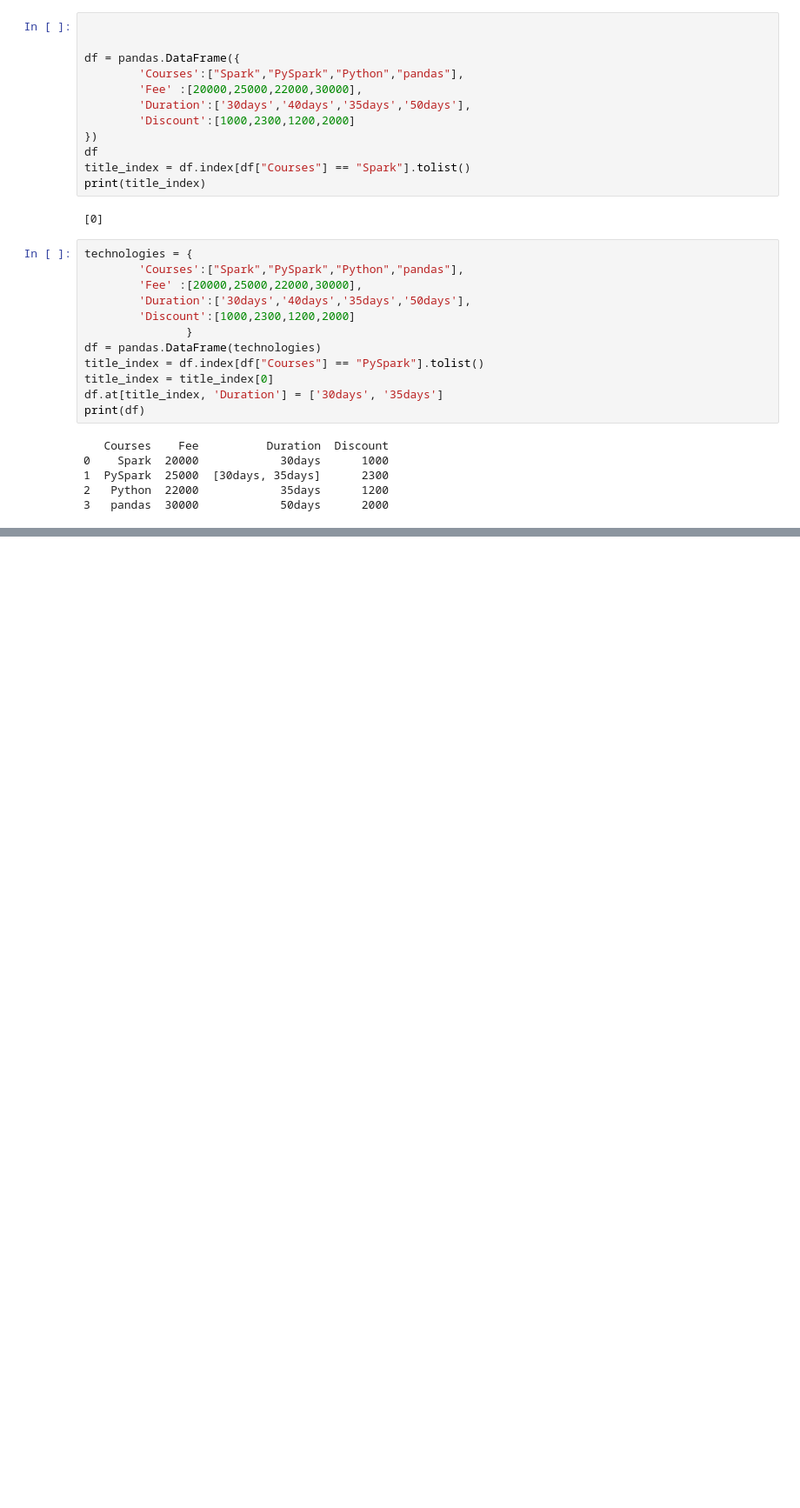
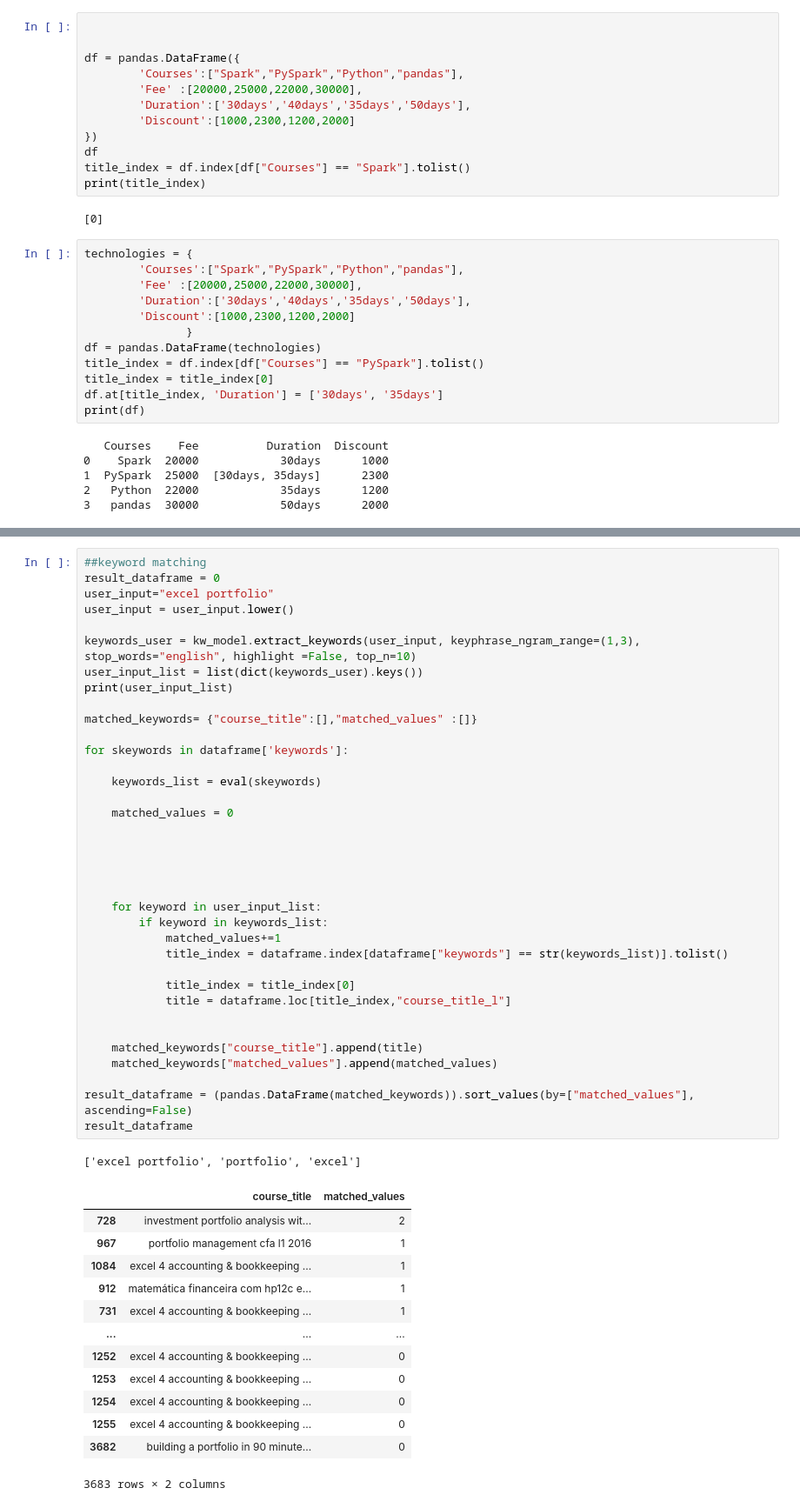
Before and after one commit to VinVGM/College-Course-Recommendation-System, a Jupyter notebook: development_2.ipynb, the cells around one changed output, grey strips where cells are left out. Shown at 87% size. Drawn from its saved outputs; the diff is of its cells as text; blank space fills up the shorter version.

```diff
--- a/development_2.ipynb
+++ b/development_2.ipynb
@@ -146,0 +156,51 @@ KeyboardInterrupt:
+# %%
+##keyword matching
+result_dataframe = 0
+user_input="excel portfolio"
+user_input = user_input.lower()
+
+keywords_user = kw_model.extract_keywords(user_input, keyphrase_ngram_range=(1,3), stop_words="english", highlight =False, top_n=10)
+user_input_list = list(dict(keywords_user).keys())
+print(user_input_list)
+
+matched_keywords= {"course_title":[],"matched_values" :[]}
+
+for skeywords in dataframe['keywords']:
+
+    keywords_list = eval(skeywords)
+
+    matched_values = 0
+
+
+
+
+
+    for keyword in user_input_list:
+        if keyword in keywords_list:
+            matched_values+=1
+            title_index = dataframe.index[dataframe["keywords"] == str(keywords_list)].tolist()
+
+            title_index = title_index[0]
+            title = dataframe.loc[title_index,"course_title_l"]
+
+
+    matched_keywords["course_title"].append(title)
+    matched_keywords["matched_values"].append(matched_values)
+
+result_dataframe = (pandas.DataFrame(matched_keywords)).sort_values(by=["matched_values"], ascending=False)
+result_dataframe
+# %% [output]
+['excel portfolio', 'portfolio', 'excel']
+|  | course_title | matched_values |
+| 728 | investment portfolio analysis wit... | 2 |
+| 967 | portfolio management cfa l1 2016 | 1 |
+| 1084 | excel 4 accounting & bookkeeping ... | 1 |
+| 912 | matemática financeira com hp12c e... | 1 |
+| 731 | excel 4 accounting & bookkeeping ... | 1 |
+| ... | ... | ... |
+| 1252 | excel 4 accounting & bookkeeping ... | 0 |
+| 1253 | excel 4 accounting & bookkeeping ... | 0 |
+| 1254 | excel 4 accounting & bookkeeping ... | 0 |
+| 1255 | excel 4 accounting & bookkeeping ... | 0 |
+| 3682 | building a portfolio in 90 minute... | 0 |
+3683 rows × 2 columns
```
Also changed, not shown: parts of 12 cells of this notebook, 4 other files.
